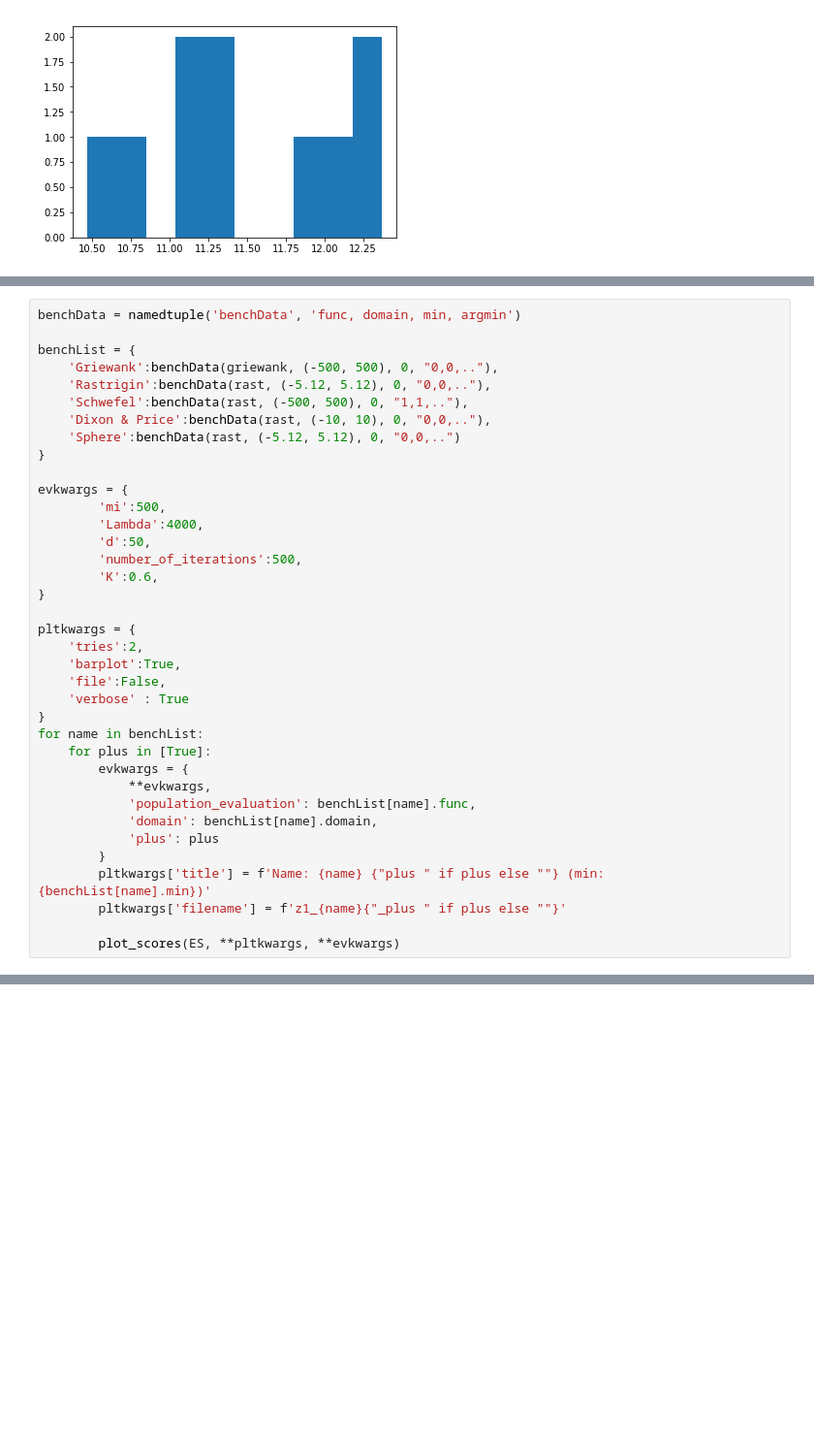
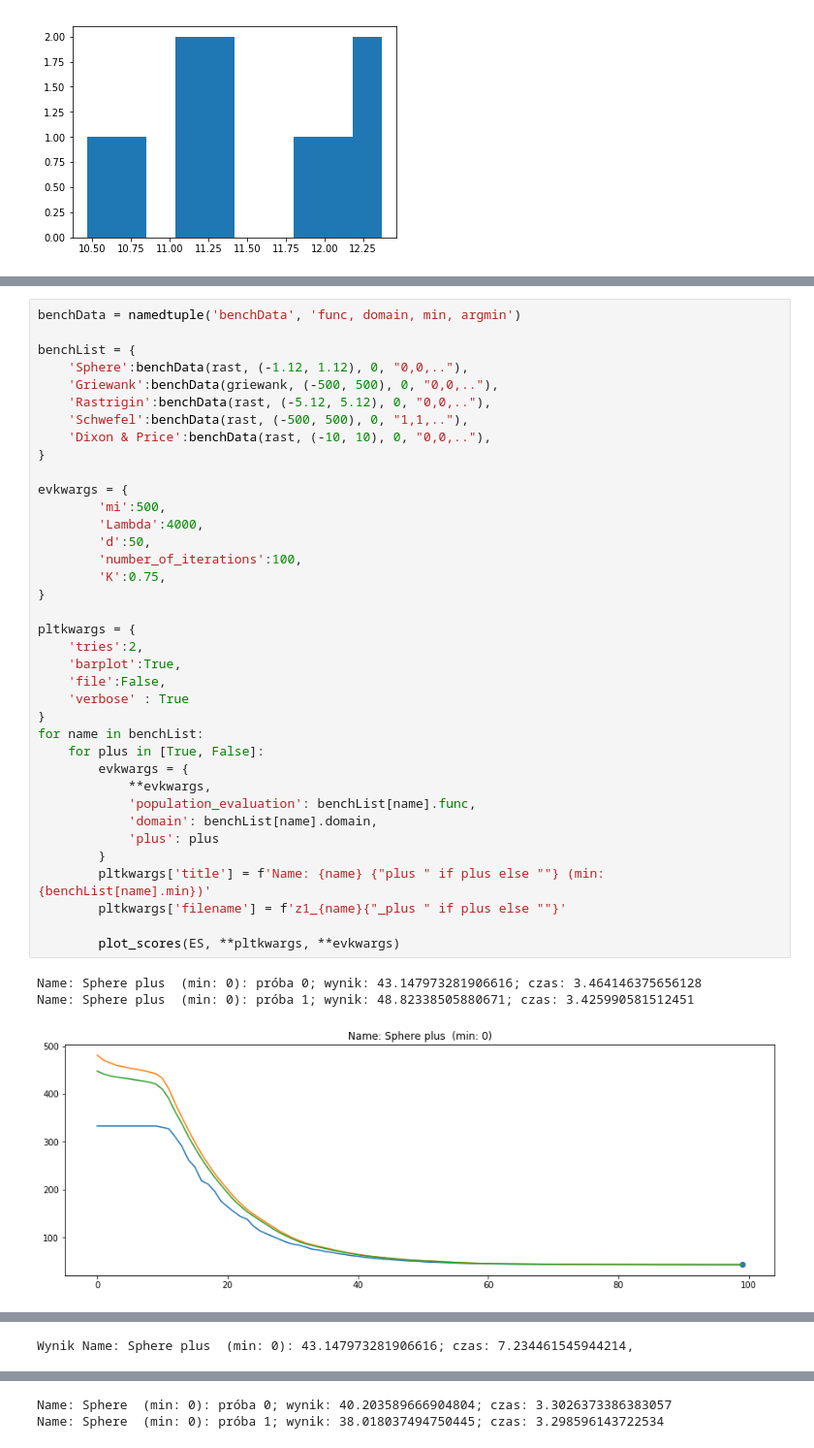
Before and after one commit to iCarrrot/Evol-algs, a Jupyter notebook: 3/z1.ipynb, the cells around one changed output, grey strips where cells are left out. Shown at 97% size. Saved outputs shown, nothing was run; the diff lists cells and outputs as text; blank space fills up the shorter version.

```diff
--- a/3/z1.ipynb
+++ b/3/z1.ipynb
@@ -85,36 +102,40 @@ for name in benchList:
 benchData = namedtuple('benchData', 'func, domain, min, argmin')
 
 benchList = {
+    'Sphere':benchData(rast, (-1.12, 1.12), 0, "0,0,.."),
     'Griewank':benchData(griewank, (-500, 500), 0, "0,0,.."),
     'Rastrigin':benchData(rast, (-5.12, 5.12), 0, "0,0,.."),
     'Schwefel':benchData(rast, (-500, 500), 0, "1,1,.."),
     'Dixon & Price':benchData(rast, (-10, 10), 0, "0,0,.."),
-    'Sphere':benchData(rast, (-5.12, 5.12), 0, "0,0,..")
 }
 
 evkwargs = {
         'mi':500,
         'Lambda':4000,
         'd':50,
-        'number_of_iterations':500,
-        'K':0.6,
+        'number_of_iterations':100,
+        'K':0.75,
 }
 
 pltkwargs = {
     'tries':2,
     'barplot':True,
     'file':False,
     'verbose' : True
 }
 for name in benchList:
-    for plus in [True]:
+    for plus in [True, False]:
         evkwargs = {
             **evkwargs,
             'population_evaluation': benchList[name].func,
             'domain': benchList[name].domain,
             'plus': plus
         }
         pltkwargs['title'] = f'Name: {name} {"plus " if plus else ""} (min: {benchList[name].min})'
         pltkwargs['filename'] = f'z1_{name}{"_plus " if plus else ""}'
 
         plot_scores(ES, **pltkwargs, **evkwargs)
+# %% [output]
+Name: Sphere plus  (min: 0): próba 0; wynik: 43.147973281906616; czas: 3.464146375656128
+Name: Sphere plus  (min: 0): próba 1; wynik: 48.82338505880671; czas: 3.425990581512451
+[figure, added]
@@ -120,0 +143 @@ for name in benchList:
+Wynik Name: Sphere plus  (min: 0): 43.147973281906616; czas: 7.234461545944214,
@@ -120,0 +145,2 @@ for name in benchList:
+Name: Sphere  (min: 0): próba 0; wynik: 40.203589666904804; czas: 3.3026373386383057
+Name: Sphere  (min: 0): próba 1; wynik: 38.018037494750445; czas: 3.298596143722534
```
Also changed, not shown: parts of 2 cells of this notebook, 3 other files.
